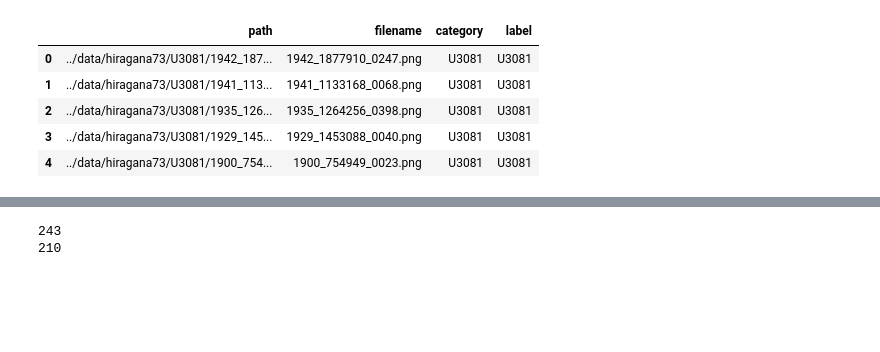
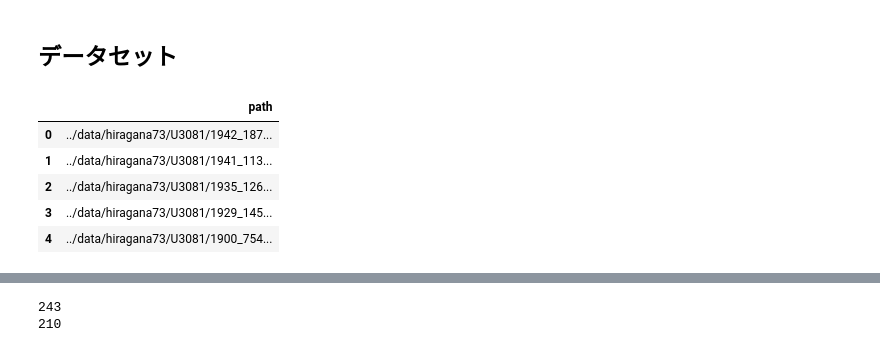
Before and after one commit to kabaten/kb_jisyupro, a Jupyter notebook: make_dataset_test.ipynb, the cells around one changed output, grey strips where cells are left out. Saved outputs shown, nothing was run; the diff lists cells and outputs as text; code cells hidden in the pictures; blank space fills up the shorter version.

```diff
--- a/make_dataset_test.ipynb
+++ b/make_dataset_test.ipynb
@@ -19,25 +23,30 @@ data = []
+# %% [markdown]
+## データセット
 # %%
 # https://qiita.com/coticoticotty/items/5fe4a7f3c740523eb2fb
 # %%
 # https://tkstock.site/2022/05/29/python-pytorch-mydataset-dataloader/
+
+data = []
 
 DATADIR = "../data/hiragana73"
 #CATEGORIES = ["U3042", "U3044", "U3046", "U3048", "U304A"]
 
 for CATEGORIES in os.listdir(DATADIR):
     if CATEGORIES != ".DS_Store":
         for img_path in os.listdir(DATADIR + "/" + CATEGORIES)[:100]:
-            data.append([(DATADIR + "/" + CATEGORIES + "/" + img_path), img_path, CATEGORIES, CATEGORIES])
+            #data.append([(DATADIR + "/" + CATEGORIES + "/" + img_path), img_path, CATEGORIES, CATEGORIES])
+            data.append((DATADIR + "/" + CATEGORIES + "/" + img_path))
         # print(DATADIR + "/" + CATEGORIES)
         # break
 
-df = pd.DataFrame(data, columns=['path', 'filename', 'category', 'label'])
+df = pd.DataFrame(data, columns=['path'])
 df.head()
 # %% [output]
-|  | path | filename | category | label |
-| 0 | ../data/hiragana73/U3081/1942_187... | 1942_1877910_0247.png | U3081 | U3081 |
-| 1 | ../data/hiragana73/U3081/1941_113... | 1941_1133168_0068.png | U3081 | U3081 |
-| 2 | ../data/hiragana73/U3081/1935_126... | 1935_1264256_0398.png | U3081 | U3081 |
-| 3 | ../data/hiragana73/U3081/1929_145... | 1929_1453088_0040.png | U3081 | U3081 |
-| 4 | ../data/hiragana73/U3081/1900_754... | 1900_754949_0023.png | U3081 | U3081 |
+|  | path |
+| 0 | ../data/hiragana73/U3081/1942_187... |
+| 1 | ../data/hiragana73/U3081/1941_113... |
+| 2 | ../data/hiragana73/U3081/1935_126... |
+| 3 | ../data/hiragana73/U3081/1929_145... |
+| 4 | ../data/hiragana73/U3081/1900_754... |
 # %%
```
Also changed, not shown: parts of 24 cells of this notebook, 19 other files.
